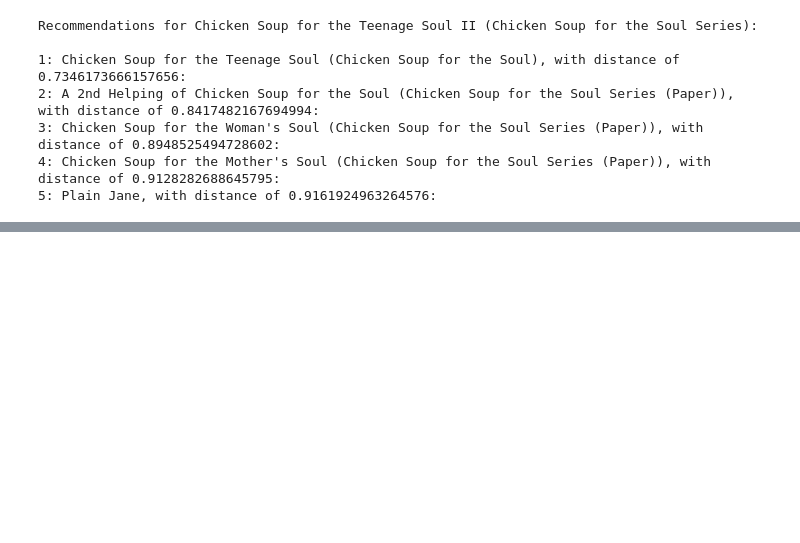
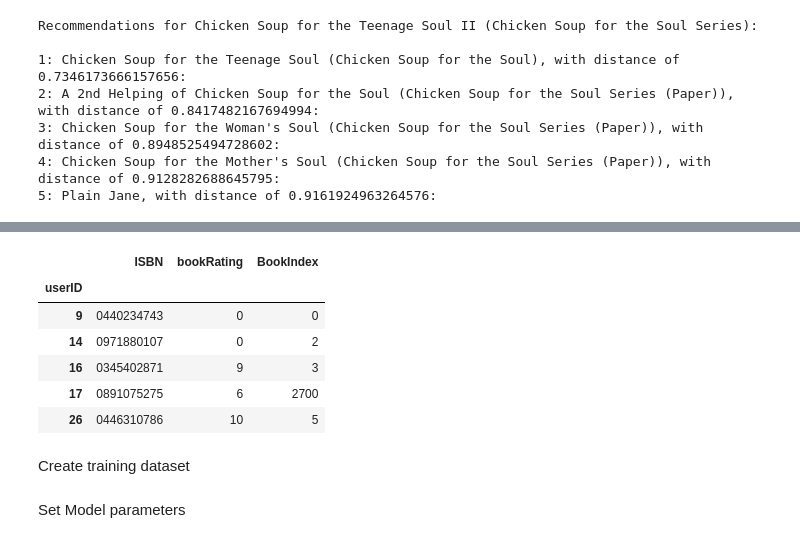
Before and after one commit to shreyabansal25/Recommended-Systems, a Jupyter notebook: ML0120EN_4_2_Review_CollaborativeFilteringwithRBM.ipynb, the cells around one changed output, grey strips where cells are left out. Saved outputs shown, nothing was run; the diff lists cells and outputs as text; code cells hidden in the pictures; blank space fills up the shorter version.

```diff
--- a/ML0120EN_4_2_Review_CollaborativeFilteringwithRBM.ipynb
+++ b/ML0120EN_4_2_Review_CollaborativeFilteringwithRBM.ipynb
@@ -432,0 +539,14 @@ Recommendations for Chicken Soup for the Teenage Soul II (Chicken Soup for the S
+# %%
+#Group up by UserID
+userGroup = merged_book_rating.groupby('userID')
+userGroup.first().head()
+# %% [output]
+|  | ISBN | bookRating | BookIndex |
+| userID |  |  |  |
+| 9 | 0440234743 | 0 | 0 |
+| 14 | 0971880107 | 0 | 2 |
+| 16 | 0345402871 | 9 | 3 |
+| 17 | 0891075275 | 6 | 2700 |
+| 26 | 0446310786 | 10 | 5 |
+# %% [markdown]
+Create training dataset
@@ -432,0 +572,2 @@ Recommendations for Chicken Soup for the Teenage Soul II (Chicken Soup for the S
+# %% [markdown]
+Set Model parameters
```
Also changed, not shown: parts of 19 cells of this notebook.
